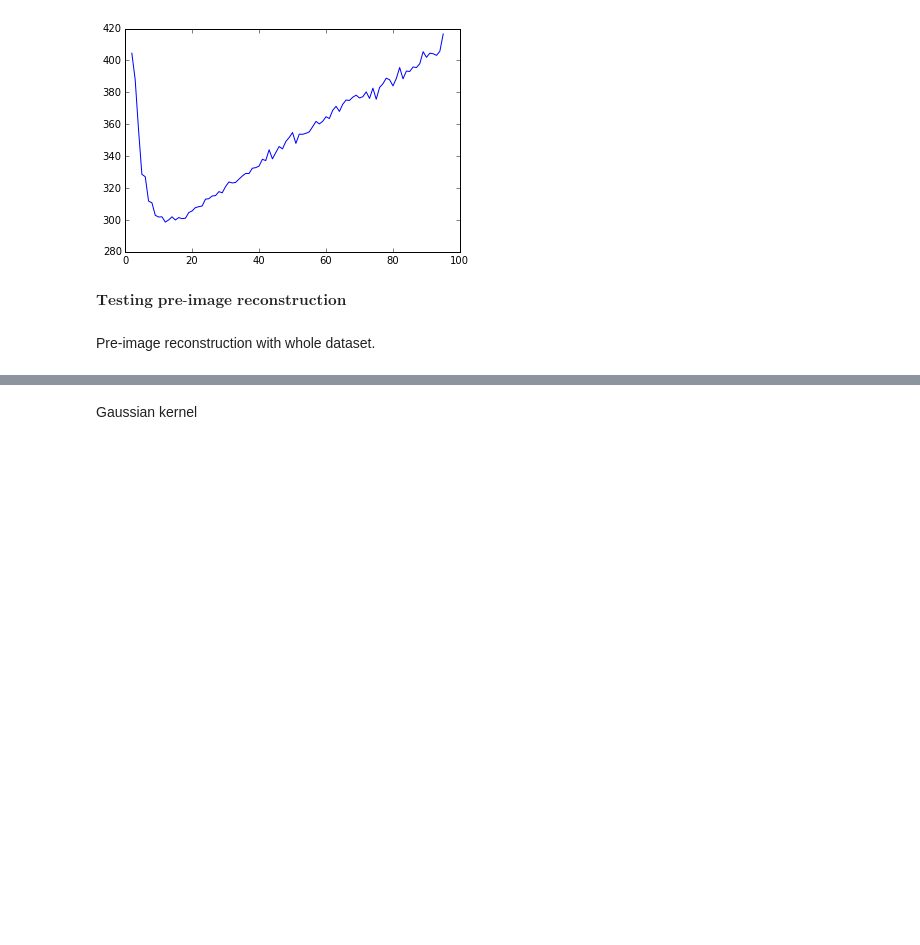
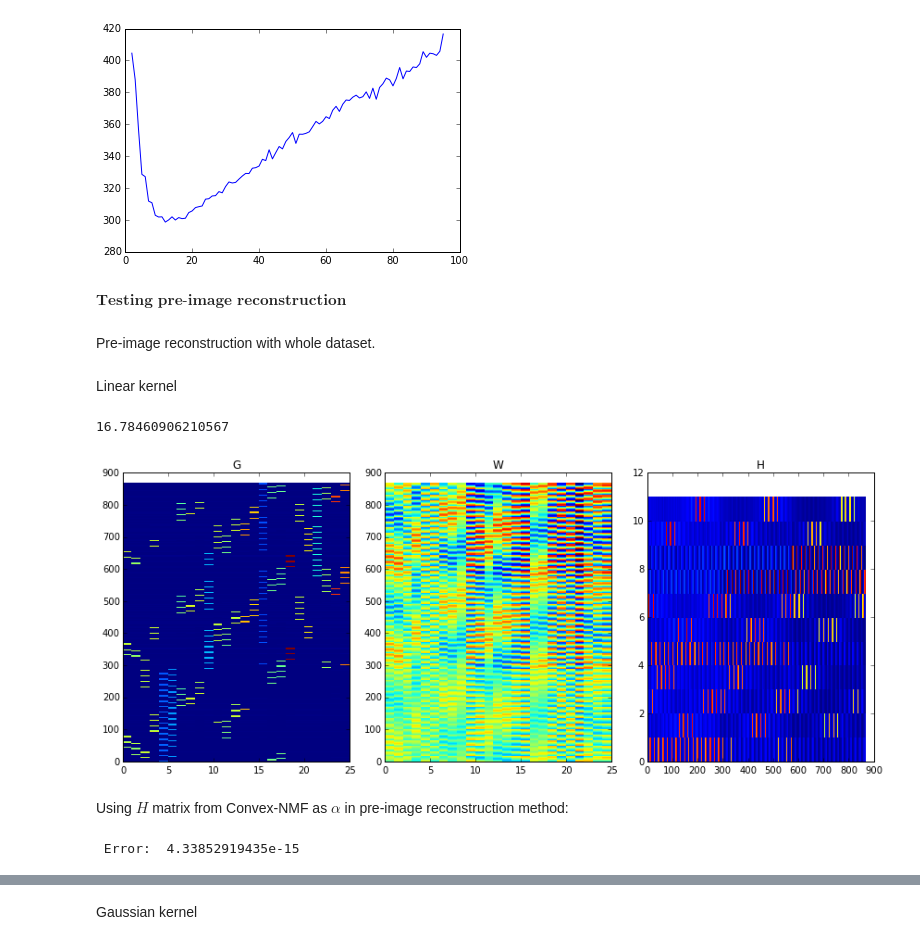
Before and after one commit to ejake/tensor-factorization, a Jupyter notebook: kmf/Pre-image.ipynb, the cells around one changed output, grey strips where cells are left out. Saved outputs shown, nothing was run; the diff lists cells and outputs as text; code cells hidden in the pictures; blank space fills up the shorter version.

```diff
--- a/kmf/Pre-image.ipynb
+++ b/kmf/Pre-image.ipynb
@@ -491,3 +524,25 @@ plt.plot(bases,fopxpxg)
 $\textbf{Testing pre-image reconstruction}$
 # %% [markdown]
 Pre-image reconstruction with whole dataset.
+# %% [markdown]
+Linear kernel
+# %%
+cnmf_kl = CNMF(KlX, num_bases=25)
+cnmf_kl.factorize(niter=10)
+np.linalg.norm(KlX - np.dot(cnmf_kl.W,cnmf_kl.H))
+# %% [output]
+16.78460906210567
+# %%
+f, axarr = plt.subplots(1, 3)
+axarr[0].pcolor(cnmf_kl.G)
+axarr[0].set_title('G')
+axarr[1].pcolor(cnmf_kl.W)
+axarr[1].set_title('W')
+axarr[2].pcolor(cnmf_kg.H)
+axarr[2].set_title('H')
+f.set_size_inches(12,5)
+f.tight_layout()
+# %% [output]
+[figure, added]
+# %% [markdown]
+Using $H$ matrix from Convex-NMF as $\alpha$ in pre-image reconstruction method:
@@ -493,0 +556,4 @@ Pre-image reconstruction with whole dataset.
+# %%
+print "Error: ",np.linalg.norm(sphere - preimxkl)
+# %% [output]
+ Error:  4.33852919435e-15
```
Also changed, not shown: parts of 69 cells of this notebook, 12 other files.
